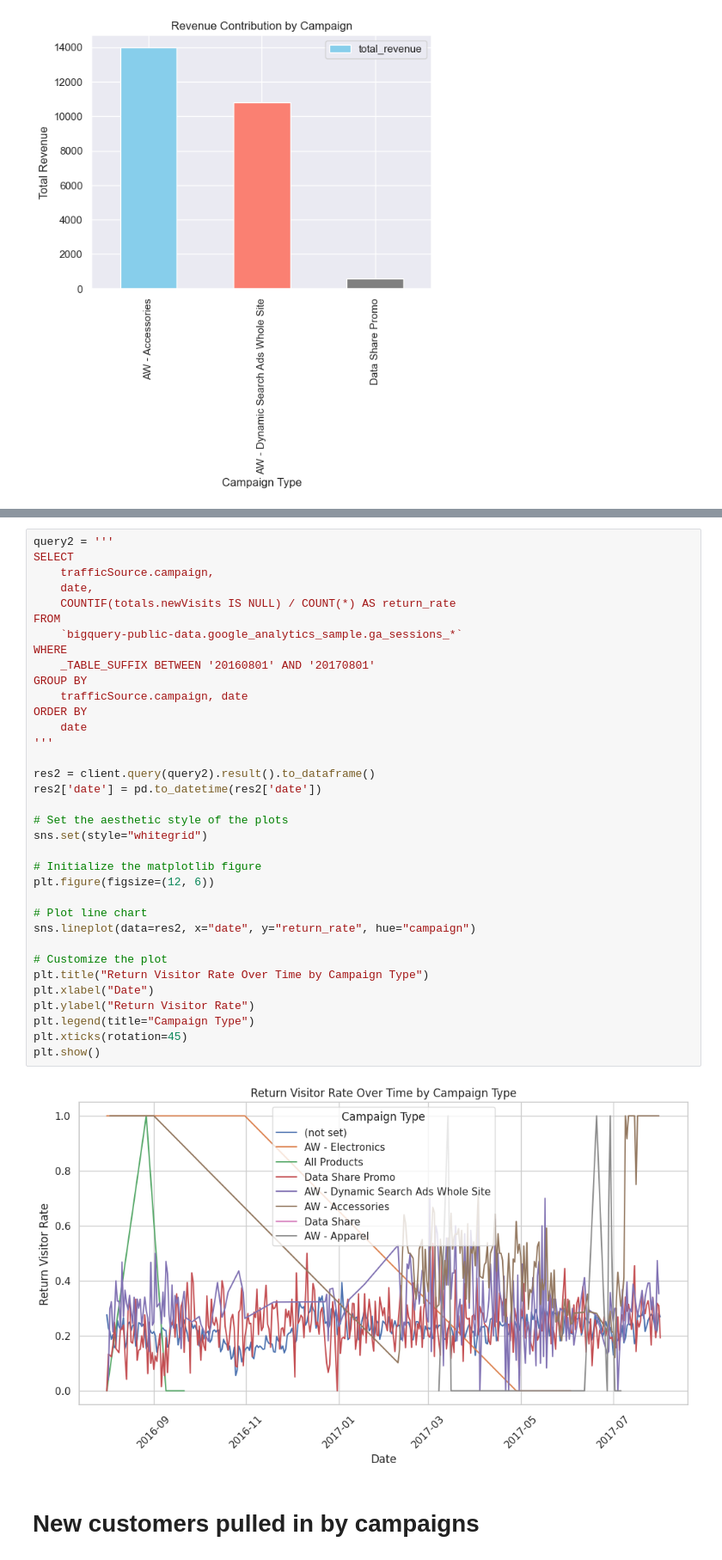
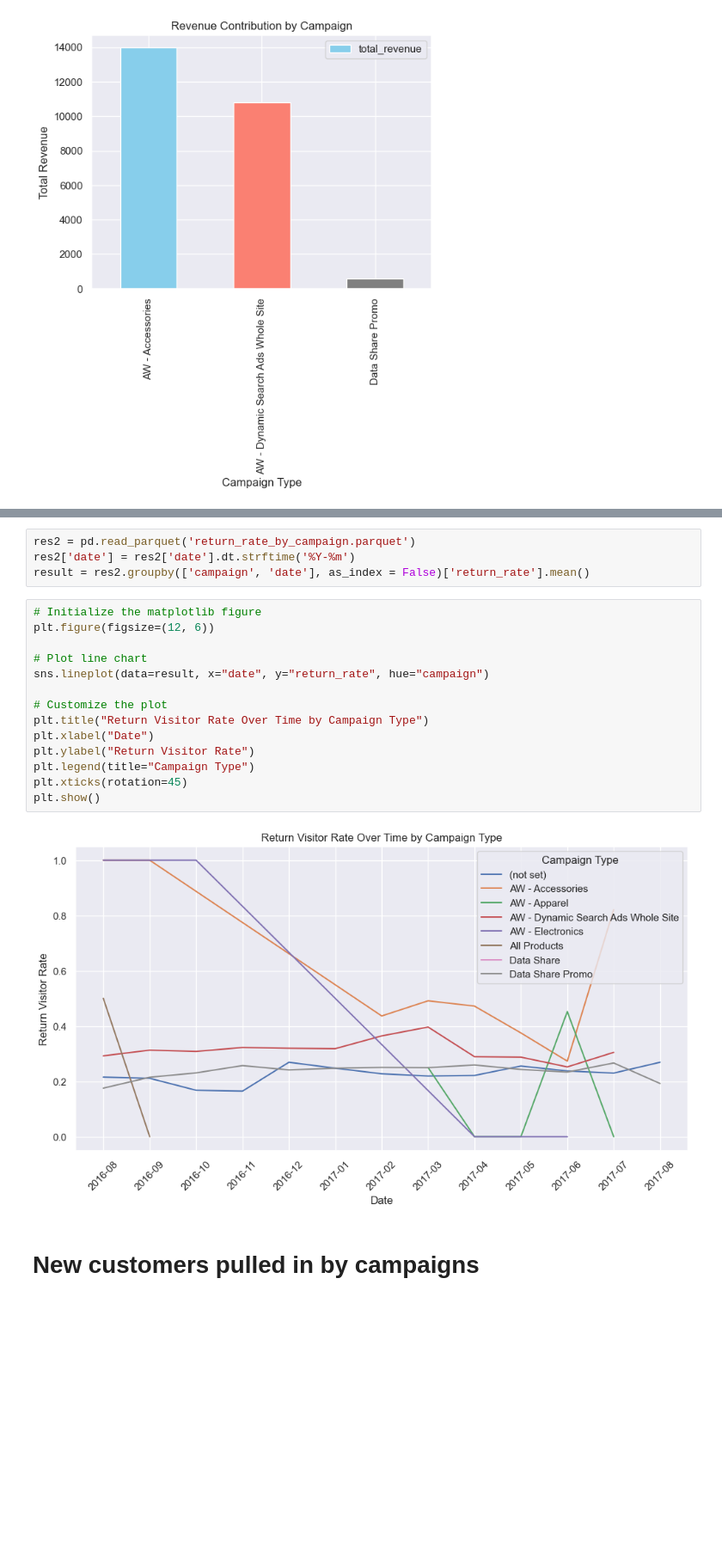
Before and after one commit to abnerthen/DSA3101-E-commerce, a Jupyter notebook: Subgroup_A/Q3/Part_2/q3ii.ipynb, the cells around one changed output, grey strips where cells are left out. Shown: that part at 86% size. Cells and saved outputs as stored; diff of their text form; blank space fills up the shorter version.

Commit message:
Migrate data querying to separate script

```diff
--- a/Subgroup_A/Q3/Part_2/q3ii.ipynb
+++ b/Subgroup_A/Q3/Part_2/q3ii.ipynb
@@ -287,40 +153,23 @@ plt.show()
+# %%
+res2 = pd.read_parquet('return_rate_by_campaign.parquet')
+res2['date'] = res2['date'].dt.strftime('%Y-%m')
+result = res2.groupby(['campaign', 'date'], as_index = False)['return_rate'].mean()
 # %%
-query2 = '''
-SELECT
-    trafficSource.campaign,
-    date,
-    COUNTIF(totals.newVisits IS NULL) / COUNT(*) AS return_rate
-FROM
-    `bigquery-public-data.google_analytics_sample.ga_sessions_*`
-WHERE
-    _TABLE_SUFFIX BETWEEN '20160801' AND '20170801'
-GROUP BY
-    trafficSource.campaign, date
-ORDER BY
-    date
-'''
-
-res2 = client.query(query2).result().to_dataframe()
-res2['date'] = pd.to_datetime(res2['date'])
-
-# Set the aesthetic style of the plots
-sns.set(style="whitegrid")
-
 # Initialize the matplotlib figure
 plt.figure(figsize=(12, 6))
 
 # Plot line chart
-sns.lineplot(data=res2, x="date", y="return_rate", hue="campaign")
+sns.lineplot(data=result, x="date", y="return_rate", hue="campaign")
 
 # Customize the plot
 plt.title("Return Visitor Rate Over Time by Campaign Type")
 plt.xlabel("Date")
 plt.ylabel("Return Visitor Rate")
 plt.legend(title="Campaign Type")
 plt.xticks(rotation=45)
 plt.show()
 # %% [output]
-[figure, old version]
+[figure, new version]
 # %% [markdown]
 # New customers pulled in by campaigns
 # %%
```
Also changed, not shown: parts of 20 cells of this notebook, 1 other file.
